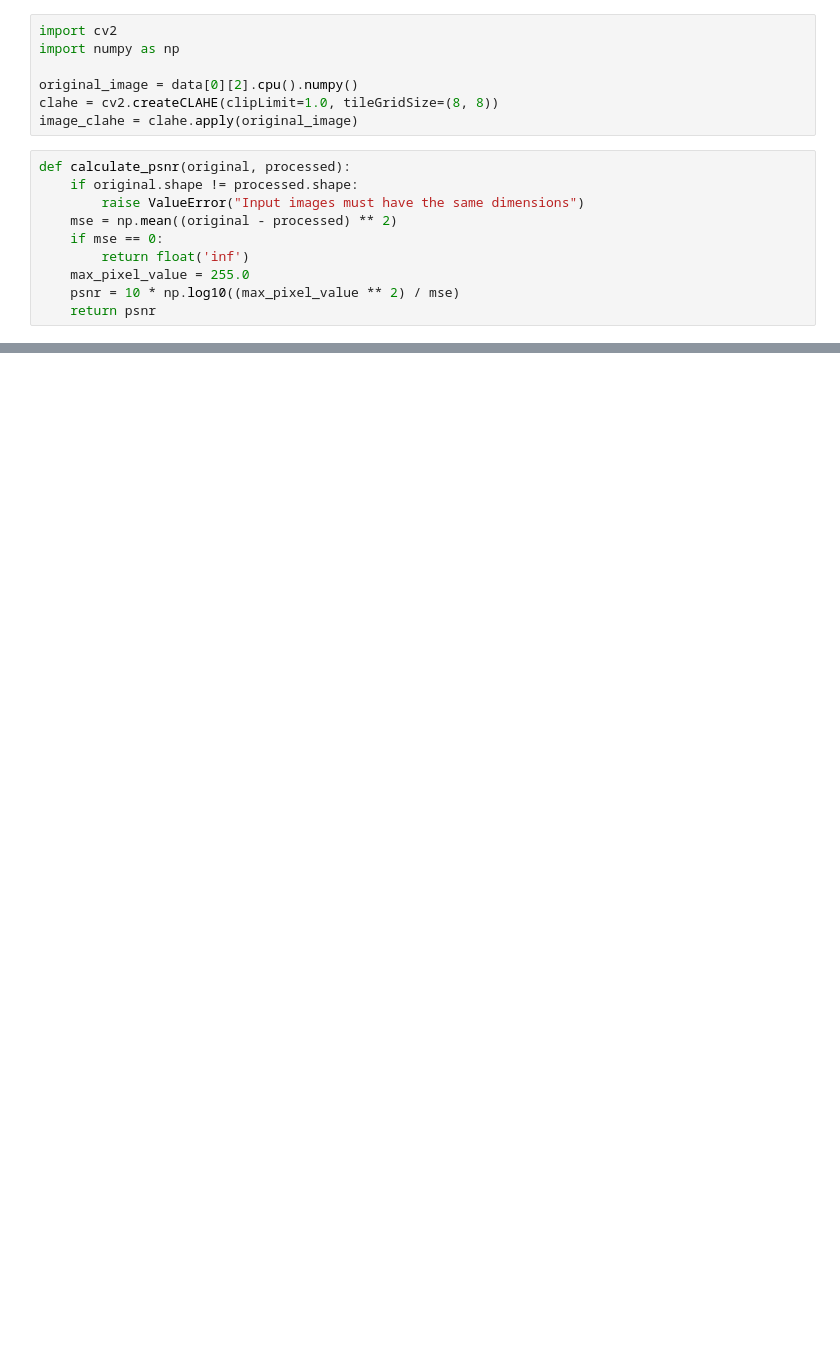
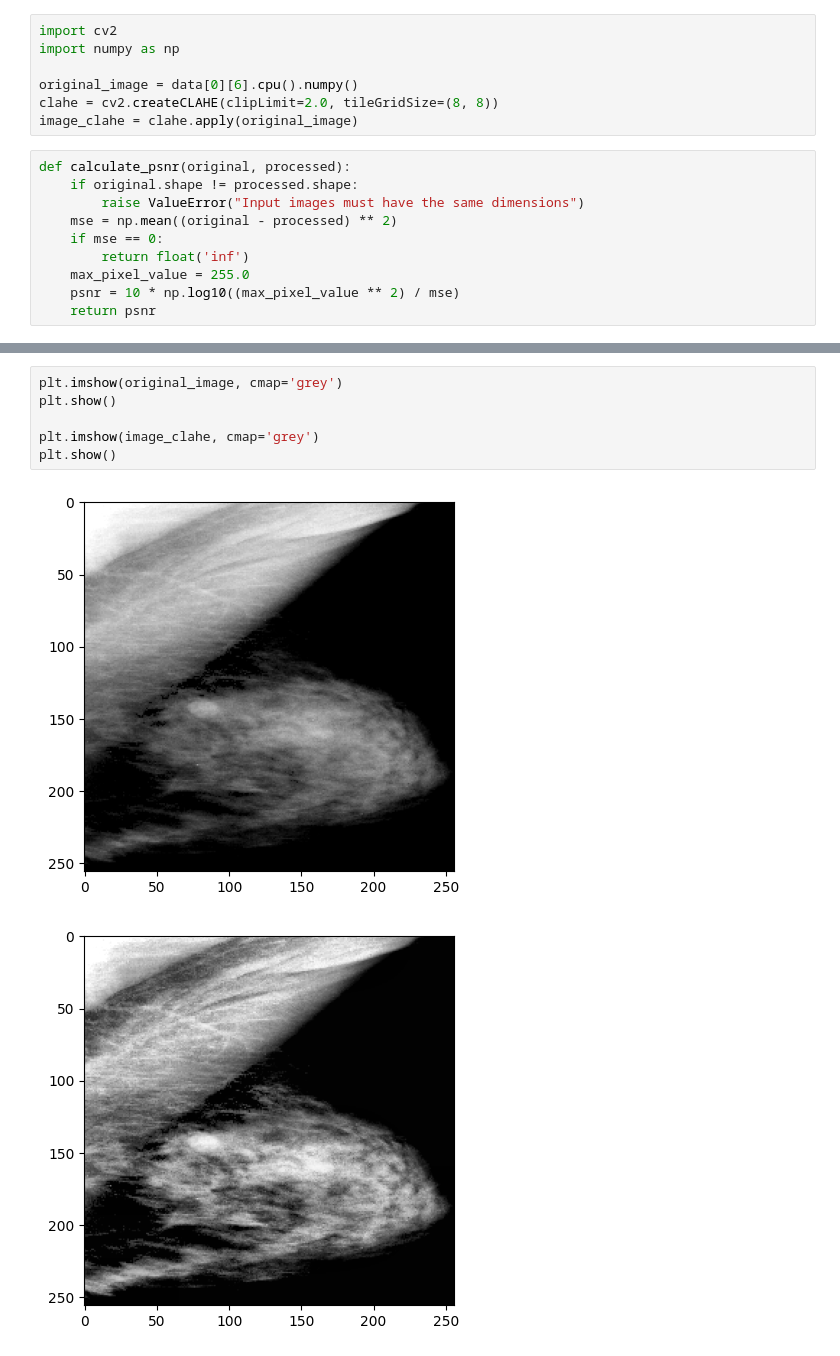
Before and after one commit to KP-AROB/AROB-Breast-Datasets, a Jupyter notebook: test.ipynb, the cells around one changed output, grey strips where cells are left out. Cells and saved outputs as stored; diff of their text form; blank space fills up the shorter version.

```diff
--- a/test.ipynb
+++ b/test.ipynb
@@ -38,8 +21,8 @@ plt.show()
 import cv2
 import numpy as np
 
-original_image = data[0][2].cpu().numpy()
-clahe = cv2.createCLAHE(clipLimit=1.0, tileGridSize=(8, 8))
+original_image = data[0][6].cpu().numpy()
+clahe = cv2.createCLAHE(clipLimit=2.0, tileGridSize=(8, 8))
 image_clahe = clahe.apply(original_image)
 # %%
 def calculate_psnr(original, processed):
@@ -53,0 +41,9 @@ def calculate_psnr(original, processed):
+# %%
+plt.imshow(original_image, cmap='grey')
+plt.show()
+
+plt.imshow(image_clahe, cmap='grey')
+plt.show()
+# %% [output]
+[figure, added]
+[figure, added]
```
Also changed, not shown: parts of 5 cells of this notebook, 8 other files.
